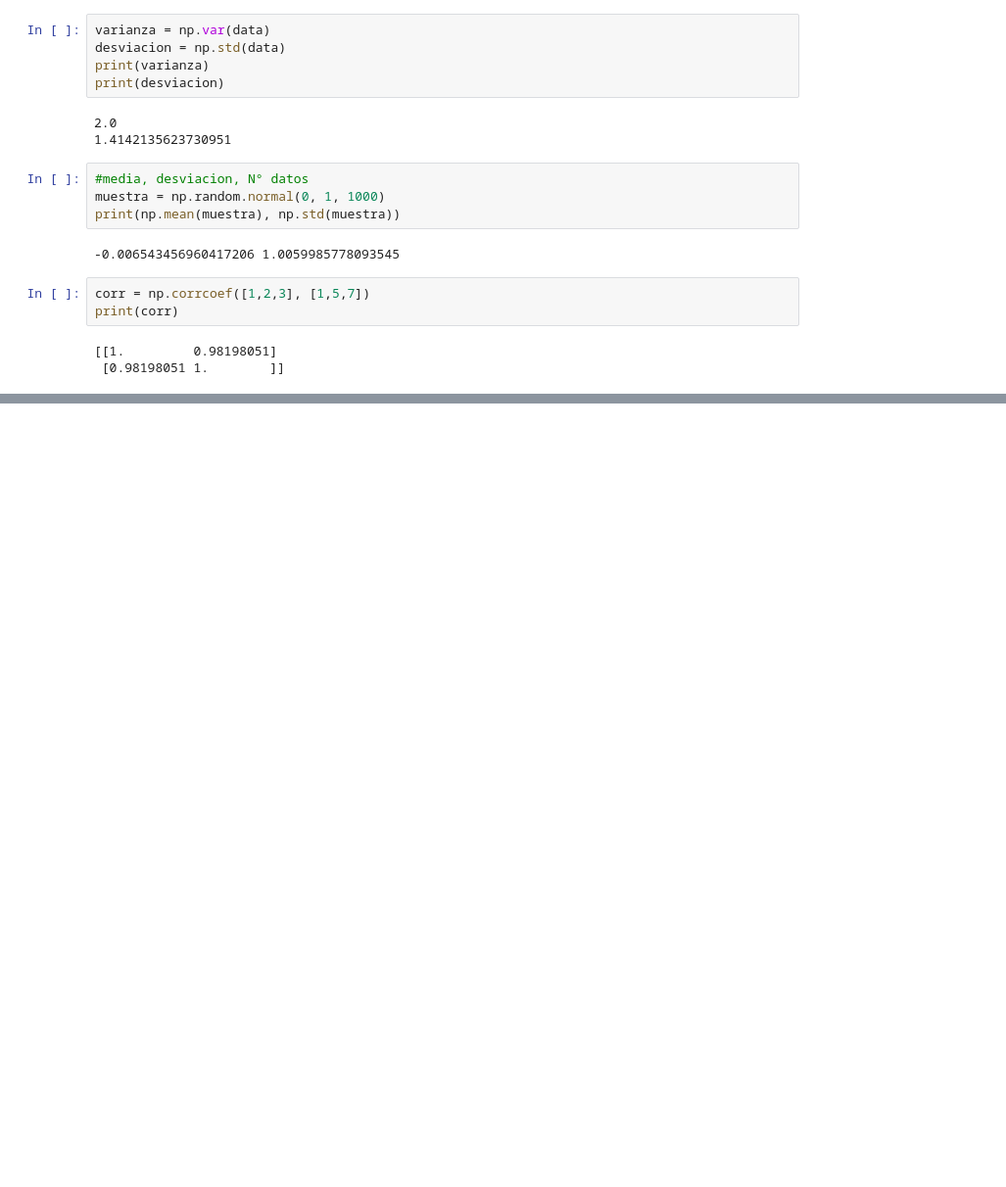
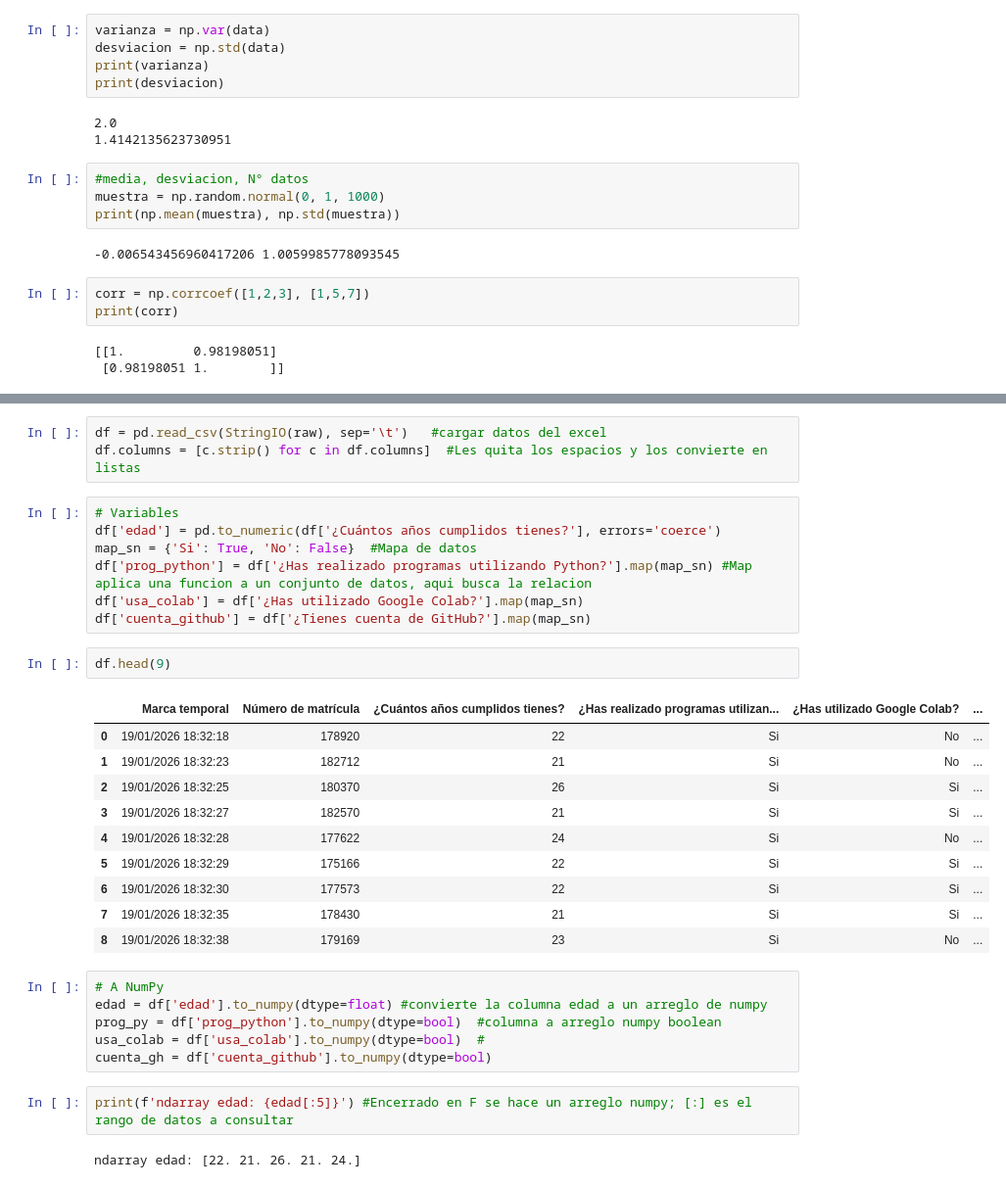
Before and after one commit to PaclonkMei/MineriAdDatOs_177876, a Jupyter notebook: Mineria_de_Datos.ipynb, the cells around one changed output, grey strips where cells are left out. Shown at 98% size. Cells and saved outputs as stored; diff of their text form; blank space fills up the shorter version.

```diff
--- a/Mineria_de_Datos.ipynb
+++ b/Mineria_de_Datos.ipynb
@@ -367,0 +438,33 @@ print(corr)
+# %%
+df = pd.read_csv(StringIO(raw), sep='\t')   #cargar datos del excel
+df.columns = [c.strip() for c in df.columns]  #Les quita los espacios y los convierte en listas
+# %%
+# Variables
+df['edad'] = pd.to_numeric(df['¿Cuántos años cumplidos tienes?'], errors='coerce')
+map_sn = {'Si': True, 'No': False}  #Mapa de datos
+df['prog_python'] = df['¿Has realizado programas utilizando Python?'].map(map_sn) #Map aplica una funcion a un conjunto de datos, aqui busca la relacion
+df['usa_colab'] = df['¿Has utilizado Google Colab?'].map(map_sn)
+df['cuenta_github'] = df['¿Tienes cuenta de GitHub?'].map(map_sn)
+# %%
+df.head(9)
+# %% [output]
+|  | Marca temporal | Número de matrícula | ¿Cuántos años cumplidos tienes? | ¿Has realizado programas utilizan... | ¿Has utilizado Google Colab? | ... |
+| 0 | 19/01/2026 18:32:18 | 178920 | 22 | Si | No | ... |
+| 1 | 19/01/2026 18:32:23 | 182712 | 21 | Si | No | ... |
+| 2 | 19/01/2026 18:32:25 | 180370 | 26 | Si | Si | ... |
+| 3 | 19/01/2026 18:32:27 | 182570 | 21 | Si | Si | ... |
+| 4 | 19/01/2026 18:32:28 | 177622 | 24 | Si | No | ... |
+| 5 | 19/01/2026 18:32:29 | 175166 | 22 | Si | Si | ... |
+| 6 | 19/01/2026 18:32:30 | 177573 | 22 | Si | Si | ... |
+| 7 | 19/01/2026 18:32:35 | 178430 | 21 | Si | Si | ... |
+| 8 | 19/01/2026 18:32:38 | 179169 | 23 | Si | No | ... |
+# %%
+# A NumPy
+edad = df['edad'].to_numpy(dtype=float) #convierte la columna edad a un arreglo de numpy
+prog_py = df['prog_python'].to_numpy(dtype=bool)  #columna a arreglo numpy boolean
+usa_colab = df['usa_colab'].to_numpy(dtype=bool)  #
+cuenta_gh = df['cuenta_github'].to_numpy(dtype=bool)
+# %%
+print(f'ndarray edad: {edad[:5]}') #Encerrado en F se hace un arreglo numpy; [:] es el rango de datos a consultar
+# %% [output]
+ndarray edad: [22. 21. 26. 21. 24.]
```
Also changed, not shown: parts of 9 cells of this notebook.
